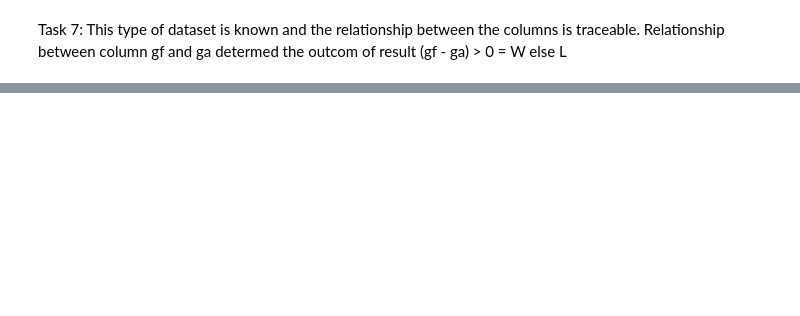
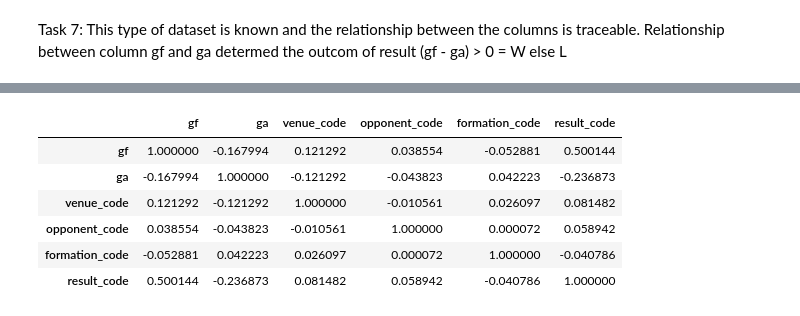
Before and after one commit to niot29/pyai, a Jupyter notebook: epl_game.ipynb, the cells around one changed output, grey strips where cells are left out. Drawn from its saved outputs; the diff is of its cells as text; code cells hidden in the pictures; blank space fills up the shorter version.

```diff
--- a/epl_game.ipynb
+++ b/epl_game.ipynb
@@ -84,0 +252,12 @@ Task 8:
+# %%
+# Task 9
+# nearest correlation is between fg and result_code
+gamedata.corr()
+# %% [output]
+|  | gf | ga | venue_code | opponent_code | formation_code | result_code |
+| gf | 1.000000 | -0.167994 | 0.121292 | 0.038554 | -0.052881 | 0.500144 |
+| ga | -0.167994 | 1.000000 | -0.121292 | -0.043823 | 0.042223 | -0.236873 |
+| venue_code | 0.121292 | -0.121292 | 1.000000 | -0.010561 | 0.026097 | 0.081482 |
+| opponent_code | 0.038554 | -0.043823 | -0.010561 | 1.000000 | 0.000072 | 0.058942 |
+| formation_code | -0.052881 | 0.042223 | 0.026097 | 0.000072 | 1.000000 | -0.040786 |
+| result_code | 0.500144 | -0.236873 | 0.081482 | 0.058942 | -0.040786 | 1.000000 |
```
Also changed, not shown: parts of 17 cells of this notebook, 6 other files.
